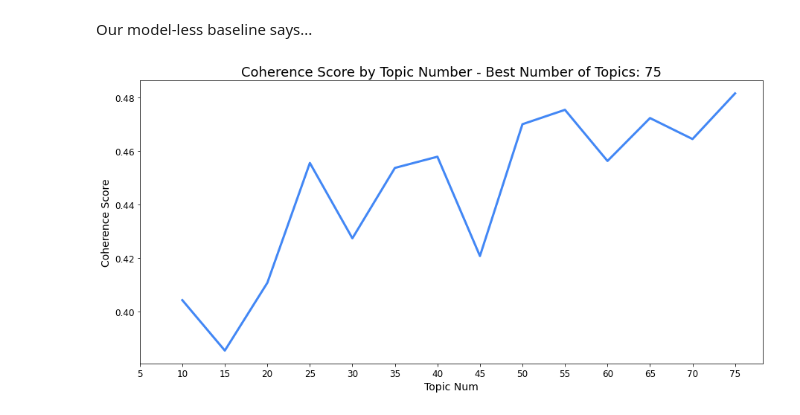
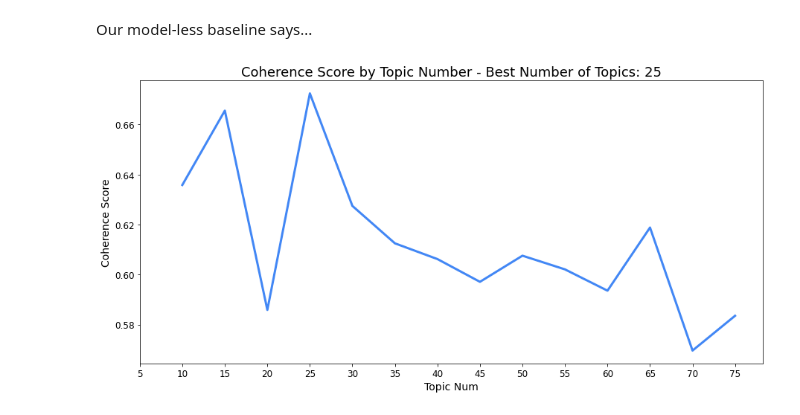
Before and after one commit to danielhlee4/NewsgroupAnalysis, a Jupyter notebook: NewsgroupAnalysis.ipynb, the cells around one changed output. Cells and saved outputs as stored; diff of their text form; code cells hidden in the pictures.

```diff
--- a/NewsgroupAnalysis.ipynb
+++ b/NewsgroupAnalysis.ipynb
@@ -260,0 +276,6 @@ df['text'][1000]
+# %%
+def pos_to_str(text):
+    data = [str(pos_tag) for pos_tag in text]
+    return data
+
+df.text = df.text.apply(pos_to_str)
@@ -311,7 +363,6 @@ from operator import itemgetter
 
 # Use NMF to get the best number of topics via coherence score
 texts = df['text']
-texts = [str(d).split() for d in texts]
 
 # Create a dictionary
 dictionary = Dictionary(texts)
@@ -326,7 +377,7 @@ dictionary.filter_extremes(
 # Create the bag-of-words format
 corpus = [dictionary.doc2bow(text) for text in texts]
 
-# Create a list of the topic numbers within a range of 10-30, step 2
+# Create a list of the topic numbers within a range of 10-75, step 5
 topic_nums = list(np.arange(10, 75 + 1, 5))
 
 # Run the nmf model and calculate the coherence score
@@ -356,31 +407,31 @@ for num in topic_nums:
         model=nmf,
         texts=texts,
         dictionary=dictionary,
         coherence='c_v'
     )
 
     coherence_scores.append(round(cm.get_coherence(), 5))
 
 # Get the number of topics with the highest coherence score
 scores = list(zip(topic_nums, coherence_scores))
 best_num_topics = sorted(scores, key=itemgetter(1), reverse=True)[0][0]
 
 # Plot the results
 fig = plt.figure(figsize=(15, 7))
 
 plt.plot(
     topic_nums,
     coherence_scores,
     linewidth=3,
     color='#4287f5'
 )
 
 plt.xlabel("Topic Num", fontsize=14)
 plt.ylabel("Coherence Score", fontsize=14)
 plt.title('Coherence Score by Topic Number - Best Number of Topics: {}'.format(best_num_topics), fontsize=18)
 plt.xticks(np.arange(5, max(topic_nums) + 1, 5), fontsize=12)
 plt.yticks(fontsize=12)
 
 plt.show()
 # %% [output]
-[figure, old version]
+[figure, new version]
```
Also changed, not shown: parts of 21 cells of this notebook.
